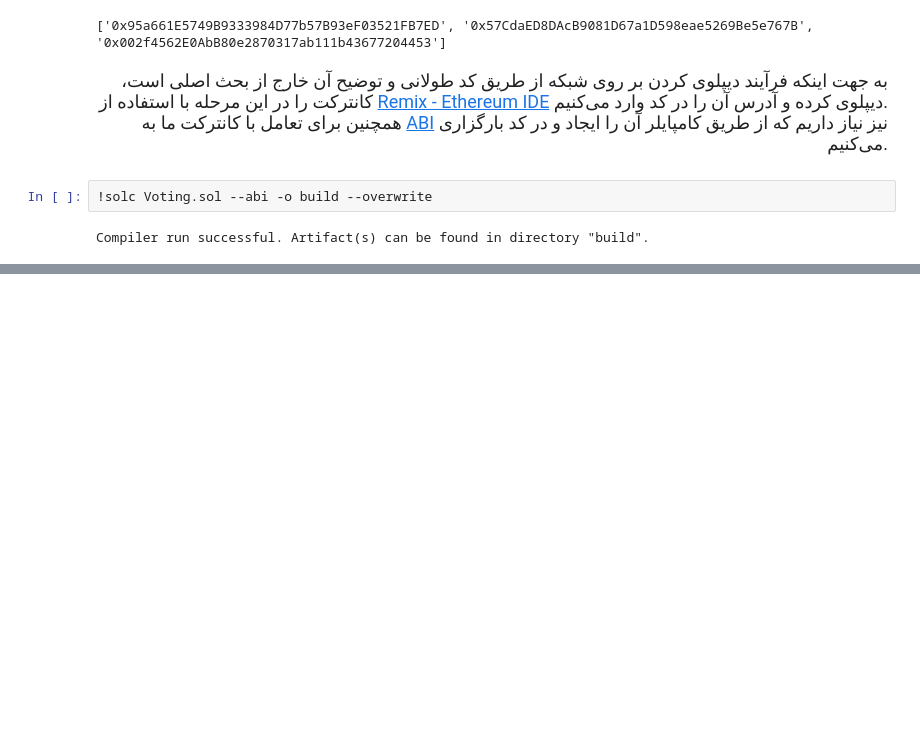
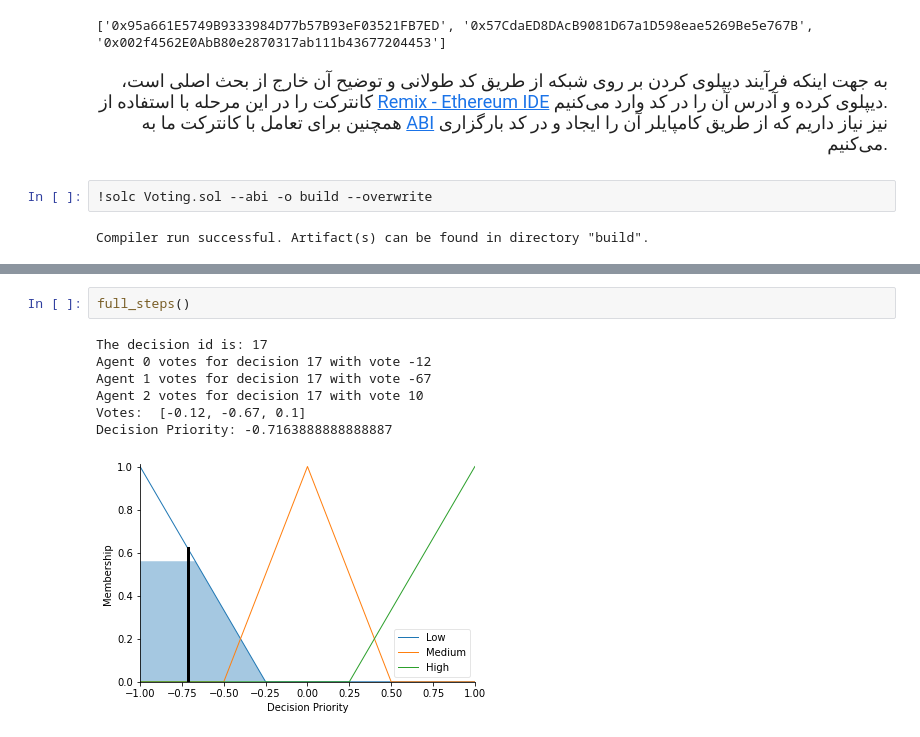
Before and after one commit to ahbanavi/blockchain-fuzzy-voting, a Jupyter notebook: src/main.ipynb, the cells around one changed output, grey strips where cells are left out. Saved outputs shown, nothing was run; the diff lists cells and outputs as text; blank space fills up the shorter version.

```diff
--- a/src/main.ipynb
+++ b/src/main.ipynb
@@ -340,0 +477,10 @@ decision_priority.view(sim=compute)
+# %%
+full_steps()
+# %% [output]
+The decision id is: 17
+Agent 0 votes for decision 17 with vote -12
+Agent 1 votes for decision 17 with vote -67
+Agent 2 votes for decision 17 with vote 10
+Votes:  [-0.12, -0.67, 0.1]
+Decision Priority: -0.7163888888888887
+[figure, added]
```
Also changed, not shown: parts of 20 cells of this notebook, 1 other file.
